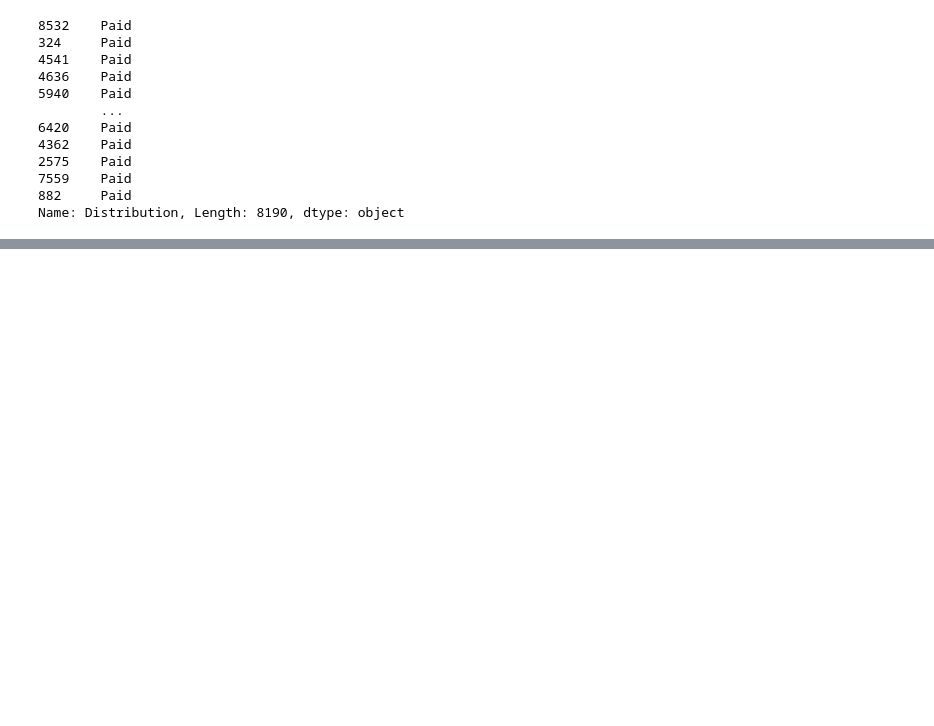
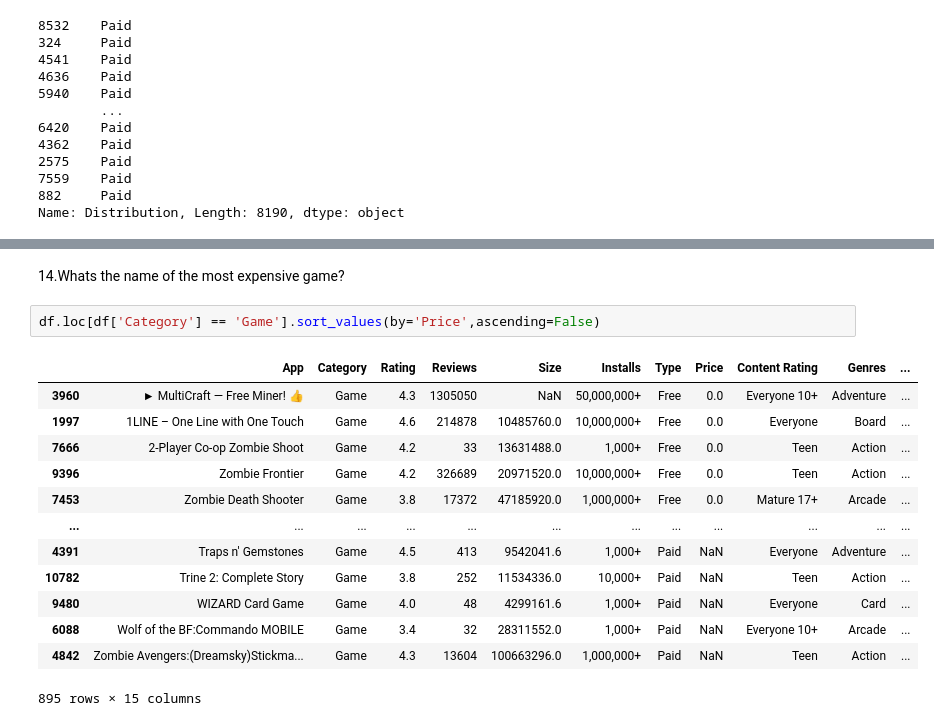
Before and after one commit to CyberWol-12/Python-Pandas-Data-Analysis-Journey, a Jupyter notebook: google_playa-store/googleplaystore.ipynb, the cells around one changed output, grey strips where cells are left out. Cells and saved outputs as stored; diff of their text form; blank space fills up the shorter version.

```diff
--- a/google_playa-store/googleplaystore.ipynb
+++ b/google_playa-store/googleplaystore.ipynb
@@ -539,0 +591,18 @@ Name: Distribution, Length: 8190, dtype: object
+# %% [markdown]
+14.Whats the name of the most expensive game?
+# %%
+df.loc[df['Category'] == 'Game'].sort_values(by='Price',ascending=False)
+# %% [output]
+|  | App | Category | Rating | Reviews | Size | Installs | Type | Price | Content Rating | Genres | ... |
+| 3960 | ► MultiCraft ― Free Miner! 👍 | Game | 4.3 | 1305050 | NaN | 50,000,000+ | Free | 0.0 | Everyone 10+ | Adventure | ... |
+| 1997 | 1LINE – One Line with One Touch | Game | 4.6 | 214878 | 10485760.0 | 10,000,000+ | Free | 0.0 | Everyone | Board | ... |
+| 7666 | 2-Player Co-op Zombie Shoot | Game | 4.2 | 33 | 13631488.0 | 1,000+ | Free | 0.0 | Teen | Action | ... |
+| 9396 | Zombie Frontier | Game | 4.2 | 326689 | 20971520.0 | 10,000,000+ | Free | 0.0 | Teen | Action | ... |
+| 7453 | Zombie Death Shooter | Game | 3.8 | 17372 | 47185920.0 | 1,000,000+ | Free | 0.0 | Mature 17+ | Arcade | ... |
+| ... | ... | ... | ... | ... | ... | ... | ... | ... | ... | ... | ... |
+| 4391 | Traps n' Gemstones | Game | 4.5 | 413 | 9542041.6 | 1,000+ | Paid | NaN | Everyone | Adventure | ... |
+| 10782 | Trine 2: Complete Story | Game | 3.8 | 252 | 11534336.0 | 10,000+ | Paid | NaN | Teen | Action | ... |
+| 9480 | WIZARD Card Game | Game | 4.0 | 48 | 4299161.6 | 1,000+ | Paid | NaN | Everyone | Card | ... |
+| 6088 | Wolf of the BF:Commando MOBILE | Game | 3.4 | 32 | 28311552.0 | 1,000+ | Paid | NaN | Everyone 10+ | Arcade | ... |
+| 4842 | Zombie Avengers:(Dreamsky)Stickma... | Game | 4.3 | 13604 | 100663296.0 | 1,000,000+ | Paid | NaN | Teen | Action | ... |
+895 rows × 15 columns
```
Also changed, not shown: parts of 16 cells of this notebook.
